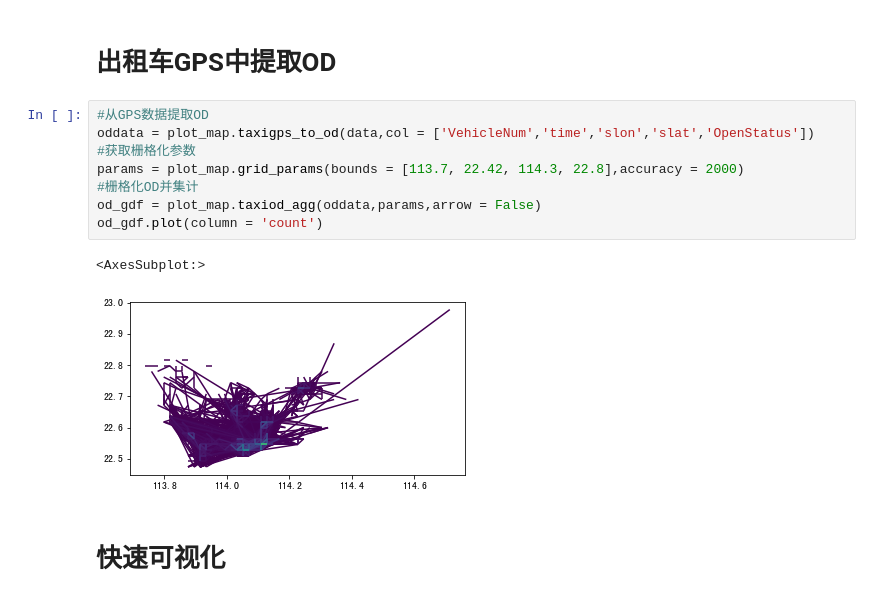
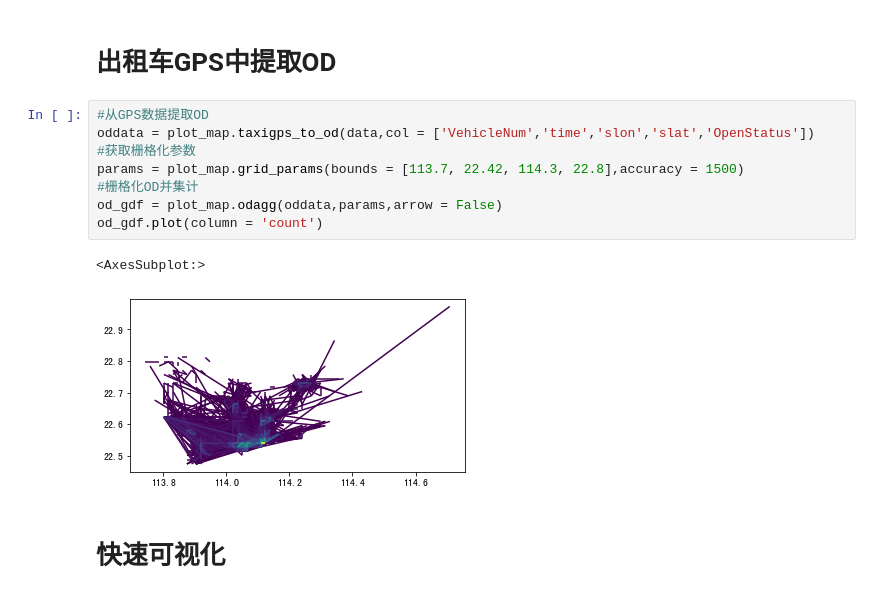
Before and after one commit to ni1o1/plot_map, a Jupyter notebook: example/example-taxiod.ipynb, the cells around one changed output. Cells and saved outputs as stored; diff of their text form.

```diff
--- a/example/example-taxiod.ipynb
+++ b/example/example-taxiod.ipynb
@@ -16,14 +16,14 @@ data = data[-((data['OpenStatus'] != data['OpenStatus'].shift())&
 # %%
 #从GPS数据提取OD
 oddata = plot_map.taxigps_to_od(data,col = ['VehicleNum','time','slon','slat','OpenStatus'])
 #获取栅格化参数
-params = plot_map.grid_params(bounds = [113.7, 22.42, 114.3, 22.8],accuracy = 2000)
+params = plot_map.grid_params(bounds = [113.7, 22.42, 114.3, 22.8],accuracy = 1500)
 #栅格化OD并集计
-od_gdf = plot_map.taxiod_agg(oddata,params,arrow = False)
+od_gdf = plot_map.odagg(oddata,params,arrow = False)
 od_gdf.plot(column = 'count')
 # %% [output]
 <AxesSubplot:>
-[figure, old version]
+[figure, new version]
 # %% [markdown]
 # 快速可视化
 # %%
```
Also changed, not shown: 7 other files.
